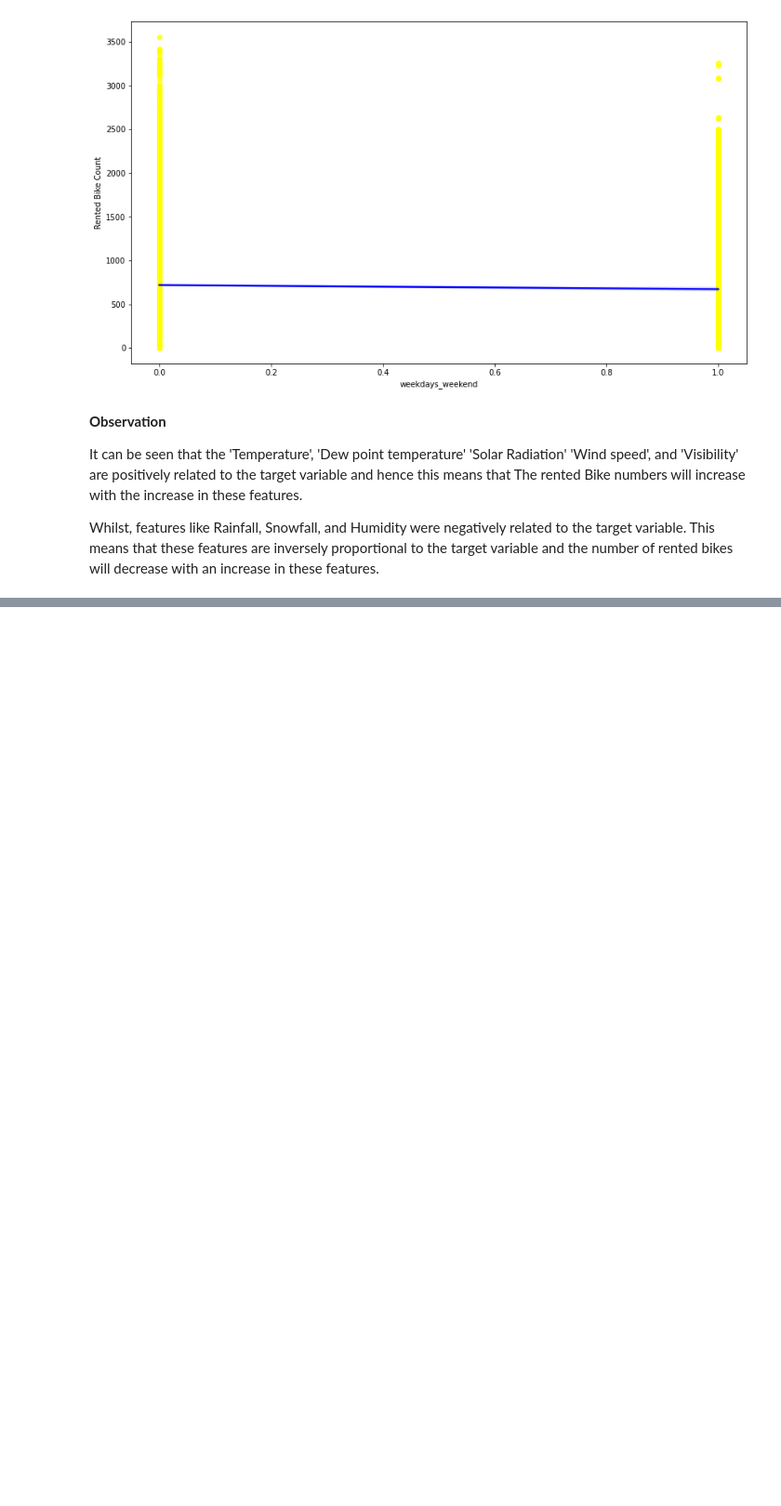
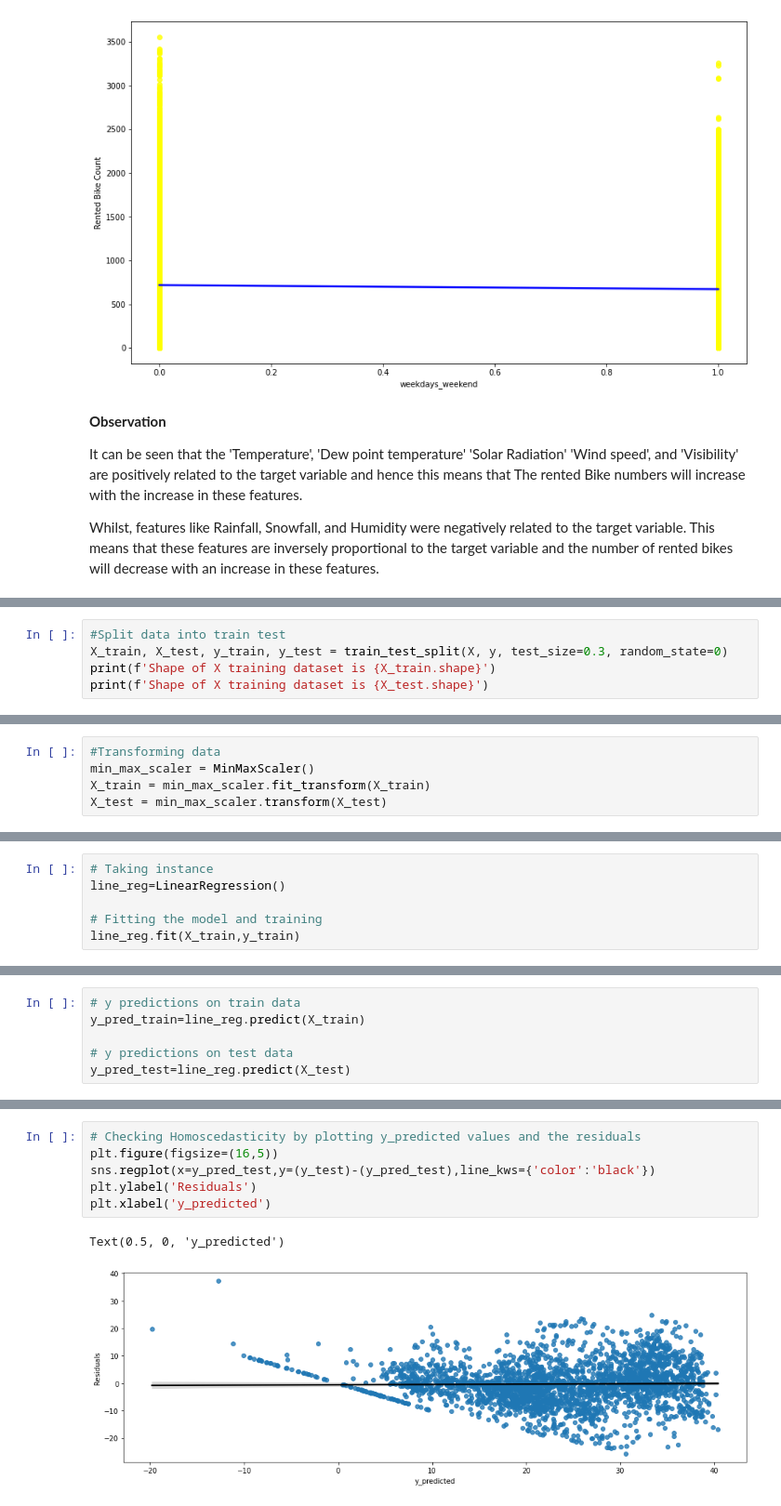
Before and after one commit to Amit-Singh-Rajput/Bike-Sharing-Demand-Prediction, a Jupyter notebook: Bike_Sharing_Demand_Prediction_Solution_Capstone_Project.ipynb, the cells around one changed output, grey strips where cells are left out. Shown at 93% size. Cells and saved outputs as stored; diff of their text form; blank space fills up the shorter version.

Commit message:
Fifth Commit (Linear and Lasso Regression)

```diff
--- a/Bike_Sharing_Demand_Prediction_Solution_Capstone_Project.ipynb
+++ b/Bike_Sharing_Demand_Prediction_Solution_Capstone_Project.ipynb
@@ -694,0 +848,5 @@ Whilst, features like Rainfall, Snowfall, and Humidity were negatively related t
+# %%
+#Split data into train test
+X_train, X_test, y_train, y_test = train_test_split(X, y, test_size=0.3, random_state=0)
+print(f'Shape of X training dataset is {X_train.shape}')
+print(f'Shape of X training dataset is {X_test.shape}')
@@ -694,0 +856,5 @@ Whilst, features like Rainfall, Snowfall, and Humidity were negatively related t
+# %%
+#Transforming data
+min_max_scaler = MinMaxScaler()
+X_train = min_max_scaler.fit_transform(X_train)
+X_test = min_max_scaler.transform(X_test)
@@ -694,0 +876,6 @@ Whilst, features like Rainfall, Snowfall, and Humidity were negatively related t
+# %%
+# Taking instance
+line_reg=LinearRegression()
+
+# Fitting the model and training
+line_reg.fit(X_train,y_train)
@@ -694,0 +920,6 @@ Whilst, features like Rainfall, Snowfall, and Humidity were negatively related t
+# %%
+# y predictions on train data
+y_pred_train=line_reg.predict(X_train)
+
+# y predictions on test data
+y_pred_test=line_reg.predict(X_test)
@@ -694,0 +1020,9 @@ Whilst, features like Rainfall, Snowfall, and Humidity were negatively related t
+# %%
+# Checking Homoscedasticity by plotting y_predicted values and the residuals
+plt.figure(figsize=(16,5))
+sns.regplot(x=y_pred_test,y=(y_test)-(y_pred_test),line_kws={'color':'black'})
+plt.ylabel('Residuals')
+plt.xlabel('y_predicted')
+# %% [output]
+Text(0.5, 0, 'y_predicted')
+[figure, added]
```
Also changed, not shown: parts of 64 cells of this notebook.
